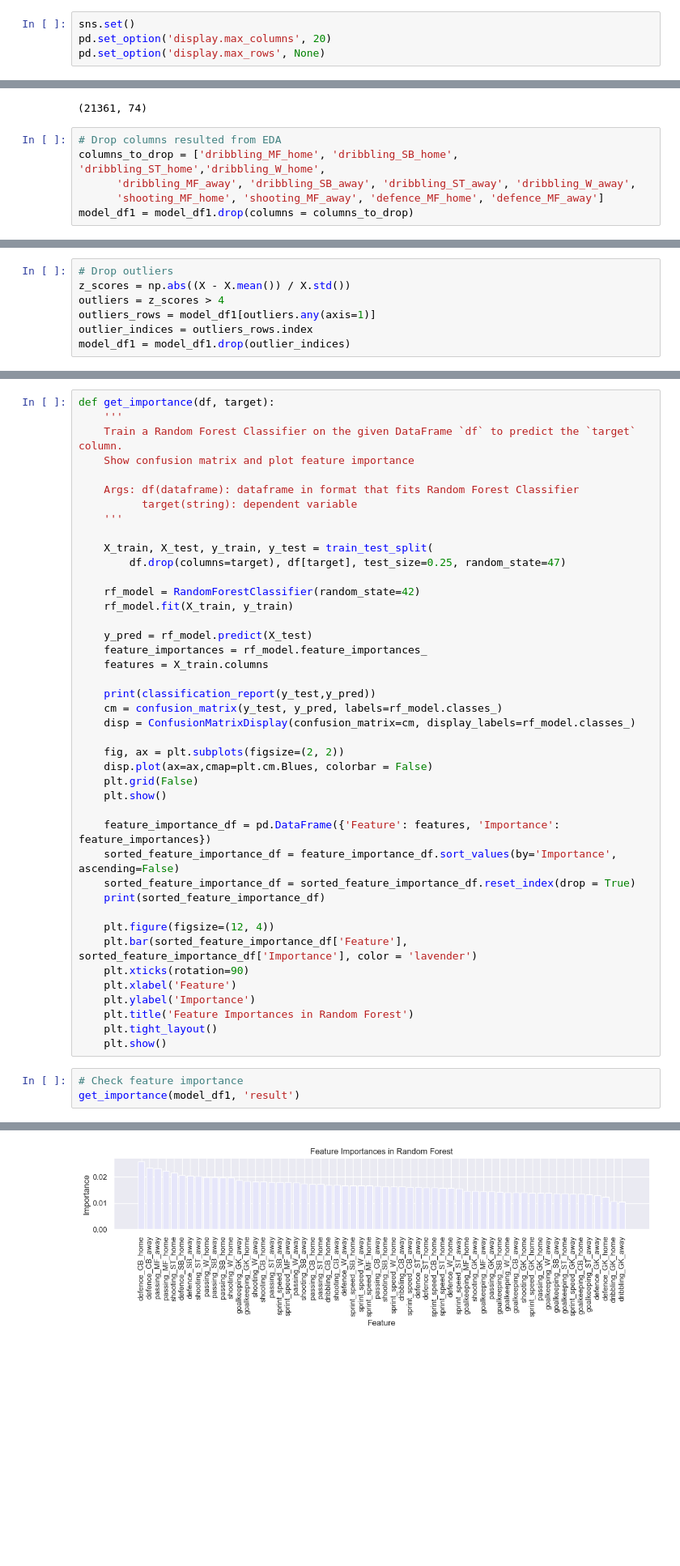
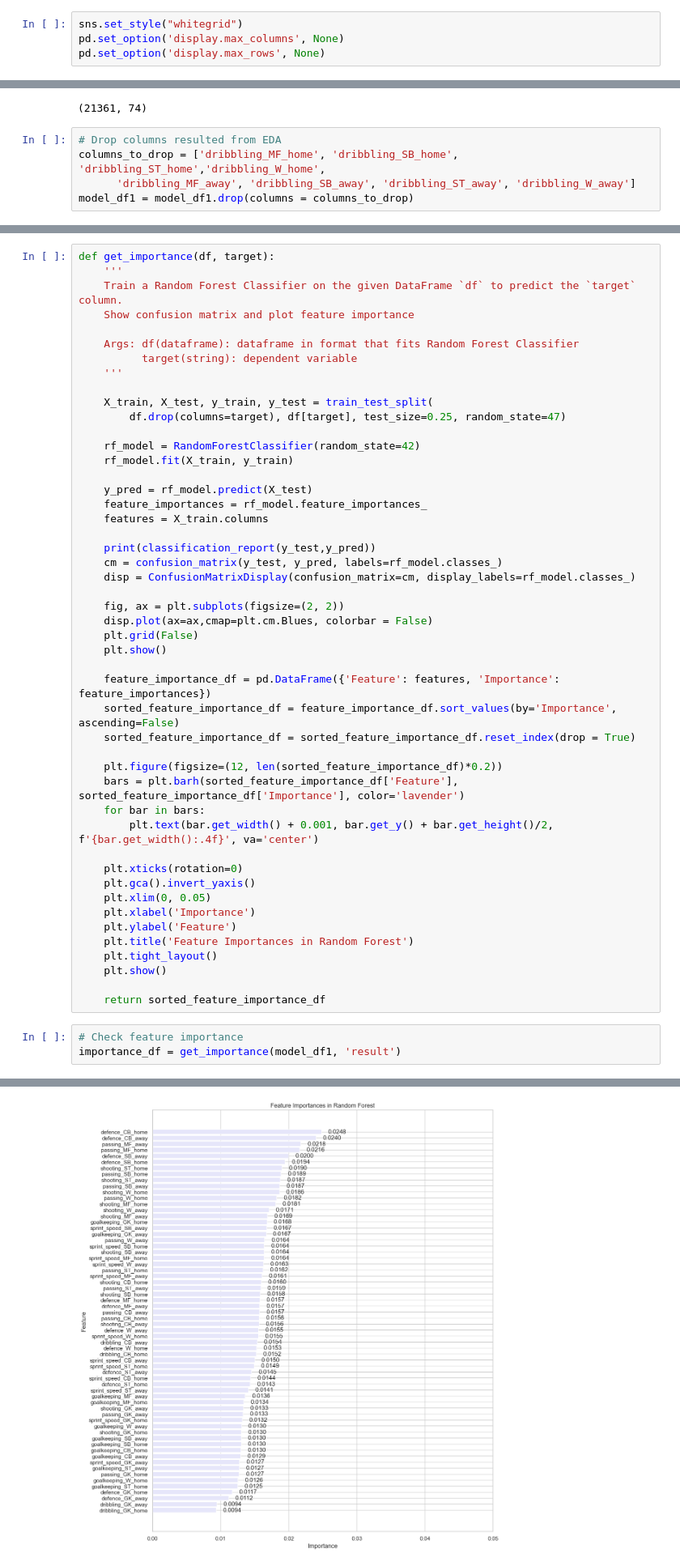
Before and after one commit to lorihe/Springboard-Capstone2---European-Soccer-Data, a Jupyter notebook: Notebook/05_Modeling.ipynb, the cells around one changed output, grey strips where cells are left out. Shown: that part at 81% size. Drawn from its saved outputs; the diff is of its cells as text; blank space fills up the shorter version.

```diff
--- a/Notebook/05_Modeling.ipynb
+++ b/Notebook/05_Modeling.ipynb
@@ -28,8 +28,8 @@ import warnings
 %matplotlib inline
 warnings.filterwarnings('ignore')
 # %%
-sns.set()
-pd.set_option('display.max_columns', 20)
+sns.set_style("whitegrid")
+pd.set_option('display.max_columns', None)
 pd.set_option('display.max_rows', None)
 # %% [markdown]
 #### Train on model with plain stats
@@ -42,6 +42,5 @@ print(model_df1.shape)
 # %%
 # Drop columns resulted from EDA
 columns_to_drop = ['dribbling_MF_home', 'dribbling_SB_home', 'dribbling_ST_home','dribbling_W_home',
-      'dribbling_MF_away', 'dribbling_SB_away', 'dribbling_ST_away', 'dribbling_W_away',
-      'shooting_MF_home', 'shooting_MF_away', 'defence_MF_home', 'defence_MF_away']
+      'dribbling_MF_away', 'dribbling_SB_away', 'dribbling_ST_away', 'dribbling_W_away']
 model_df1 = model_df1.drop(columns = columns_to_drop)
@@ -50,10 +47,3 @@ X = model_df1.drop(columns = 'result')
-# %%
-# Drop outliers
-z_scores = np.abs((X - X.mean()) / X.std())
-outliers = z_scores > 4
-outliers_rows = model_df1[outliers.any(axis=1)]
-outlier_indices = outliers_rows.index
-model_df1 = model_df1.drop(outlier_indices)
 # %%
 model_df1.isna().sum()
 # %% [output]
@@ -122,19 +111,25 @@ def get_importance(df, target):
     feature_importance_df = pd.DataFrame({'Feature': features, 'Importance': feature_importances})
     sorted_feature_importance_df = feature_importance_df.sort_values(by='Importance', ascending=False)
     sorted_feature_importance_df = sorted_feature_importance_df.reset_index(drop = True)
-    print(sorted_feature_importance_df)
 
-    plt.figure(figsize=(12, 4))
-    plt.bar(sorted_feature_importance_df['Feature'], sorted_feature_importance_df['Importance'], color = 'lavender')
-    plt.xticks(rotation=90)
-    plt.xlabel('Feature')
-    plt.ylabel('Importance')
+    plt.figure(figsize=(12, len(sorted_feature_importance_df)*0.2))
+    bars = plt.barh(sorted_feature_importance_df['Feature'], sorted_feature_importance_df['Importance'], color='lavender')
+    for bar in bars:
+        plt.text(bar.get_width() + 0.001, bar.get_y() + bar.get_height()/2, f'{bar.get_width():.4f}', va='center')
+
+    plt.xticks(rotation=0)
+    plt.gca().invert_yaxis()
+    plt.xlim(0, 0.05)
+    plt.xlabel('Importance')
+    plt.ylabel('Feature')
     plt.title('Feature Importances in Random Forest')
     plt.tight_layout()
     plt.show()
+
+    return sorted_feature_importance_df
 # %%
 # Check feature importance
-get_importance(model_df1, 'result')
+importance_df = get_importance(model_df1, 'result')
 # %% [output]
               precision    recall  f1-score   support
 
@@ -166 +144 @@ weighted avg       0.46      0.53      0.46      3930
-[figure, old version]
+[figure, new version]
```
Also changed, not shown: parts of 15 cells of this notebook, 2 other files.
